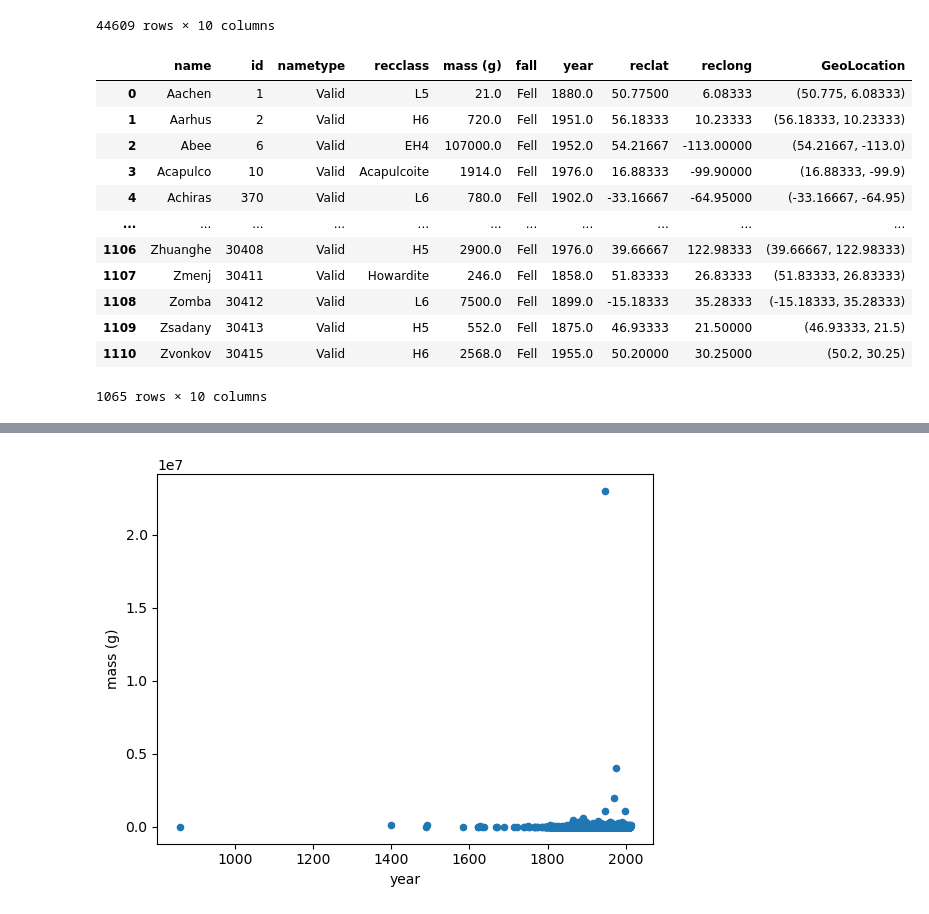
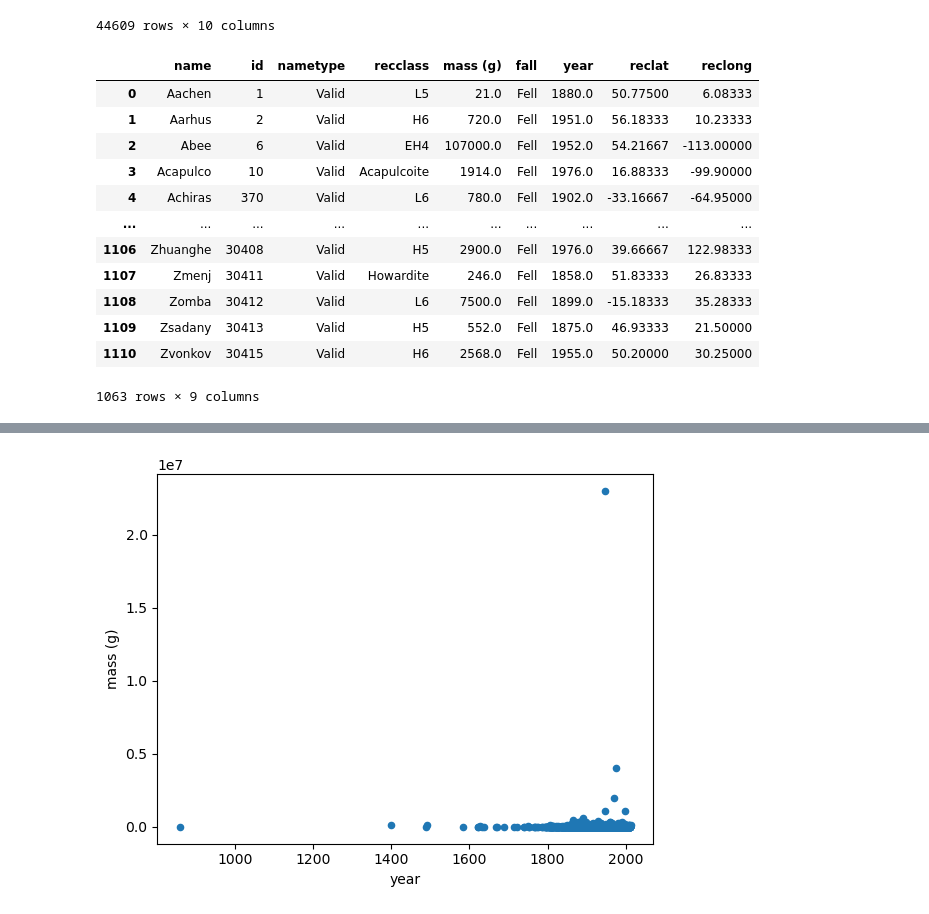
Before and after one commit to TheOceanMan7/meteorite-data, a Jupyter notebook: Meteorite_Landings.ipynb, the cells around one changed output, grey strips where cells are left out. Drawn from its saved outputs; the diff is of its cells as text; code cells hidden in the pictures.

Commit message:
Completed first 2 TODOS

```diff
--- a/Meteorite_Landings.ipynb
+++ b/Meteorite_Landings.ipynb
@@ -39,24 +41,28 @@ found
 | 45715 | Zulu Queen | 30414 | Valid | L3.7 | 200.0 | Found | 1976.0 | 33.98333 | -115.68333 | (33.98333, -115.68333) |
 44609 rows × 10 columns
 # %%
-#TODO: Drop GeoLocation and rows with Lat and Long at 0.0
 clean_fallen = fallen.dropna(how='any', axis=0)
 clean_found = found.dropna(how='any', axis=0)
+clean_fallen = clean_fallen.drop(columns='GeoLocation')
+clean_found = clean_found.drop(columns='GeoLocation')
+clean_fallen = clean_fallen[(clean_fallen['reclat'] != 0.0) & (clean_fallen['reclong'] != 0.0)]
+clean_found = clean_found[(clean_found['reclat'] != 0.0) & (clean_found['reclong'] != 0.0)]
+
 clean_fallen
 # %% [output]
-|  | name | id | nametype | recclass | mass (g) | fall | year | reclat | reclong | GeoLocation |
-| 0 | Aachen | 1 | Valid | L5 | 21.0 | Fell | 1880.0 | 50.77500 | 6.08333 | (50.775, 6.08333) |
-| 1 | Aarhus | 2 | Valid | H6 | 720.0 | Fell | 1951.0 | 56.18333 | 10.23333 | (56.18333, 10.23333) |
-| 2 | Abee | 6 | Valid | EH4 | 107000.0 | Fell | 1952.0 | 54.21667 | -113.00000 | (54.21667, -113.0) |
-| 3 | Acapulco | 10 | Valid | Acapulcoite | 1914.0 | Fell | 1976.0 | 16.88333 | -99.90000 | (16.88333, -99.9) |
-| 4 | Achiras | 370 | Valid | L6 | 780.0 | Fell | 1902.0 | -33.16667 | -64.95000 | (-33.16667, -64.95) |
-| ... | ... | ... | ... | ... | ... | ... | ... | ... | ... | ... |
-| 1106 | Zhuanghe | 30408 | Valid | H5 | 2900.0 | Fell | 1976.0 | 39.66667 | 122.98333 | (39.66667, 122.98333) |
-| 1107 | Zmenj | 30411 | Valid | Howardite | 246.0 | Fell | 1858.0 | 51.83333 | 26.83333 | (51.83333, 26.83333) |
-| 1108 | Zomba | 30412 | Valid | L6 | 7500.0 | Fell | 1899.0 | -15.18333 | 35.28333 | (-15.18333, 35.28333) |
-| 1109 | Zsadany | 30413 | Valid | H5 | 552.0 | Fell | 1875.0 | 46.93333 | 21.50000 | (46.93333, 21.5) |
-| 1110 | Zvonkov | 30415 | Valid | H6 | 2568.0 | Fell | 1955.0 | 50.20000 | 30.25000 | (50.2, 30.25) |
+|  | name | id | nametype | recclass | mass (g) | fall | year | reclat | reclong |
+| 0 | Aachen | 1 | Valid | L5 | 21.0 | Fell | 1880.0 | 50.77500 | 6.08333 |
+| 1 | Aarhus | 2 | Valid | H6 | 720.0 | Fell | 1951.0 | 56.18333 | 10.23333 |
+| 2 | Abee | 6 | Valid | EH4 | 107000.0 | Fell | 1952.0 | 54.21667 | -113.00000 |
+| 3 | Acapulco | 10 | Valid | Acapulcoite | 1914.0 | Fell | 1976.0 | 16.88333 | -99.90000 |
+| 4 | Achiras | 370 | Valid | L6 | 780.0 | Fell | 1902.0 | -33.16667 | -64.95000 |
+| ... | ... | ... | ... | ... | ... | ... | ... | ... | ... |
+| 1106 | Zhuanghe | 30408 | Valid | H5 | 2900.0 | Fell | 1976.0 | 39.66667 | 122.98333 |
+| 1107 | Zmenj | 30411 | Valid | Howardite | 246.0 | Fell | 1858.0 | 51.83333 | 26.83333 |
+| 1108 | Zomba | 30412 | Valid | L6 | 7500.0 | Fell | 1899.0 | -15.18333 | 35.28333 |
+| 1109 | Zsadany | 30413 | Valid | H5 | 552.0 | Fell | 1875.0 | 46.93333 | 21.50000 |
+| 1110 | Zvonkov | 30415 | Valid | H6 | 2568.0 | Fell | 1955.0 | 50.20000 | 30.25000 |
-1065 rows × 10 columns
+1063 rows × 9 columns
 # %%
 clean_found
 # %% [output]
```
Also changed, not shown: parts of 14 cells of this notebook.
